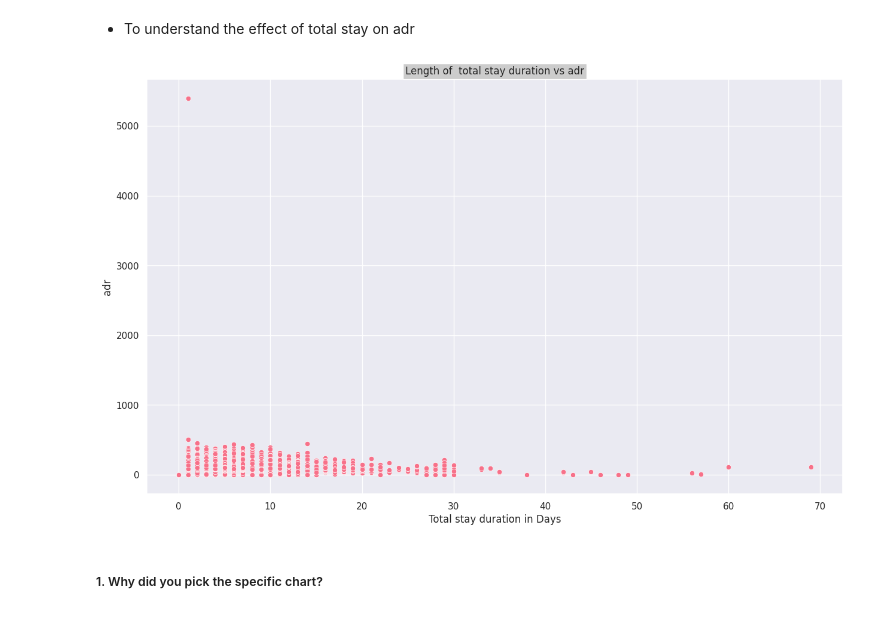
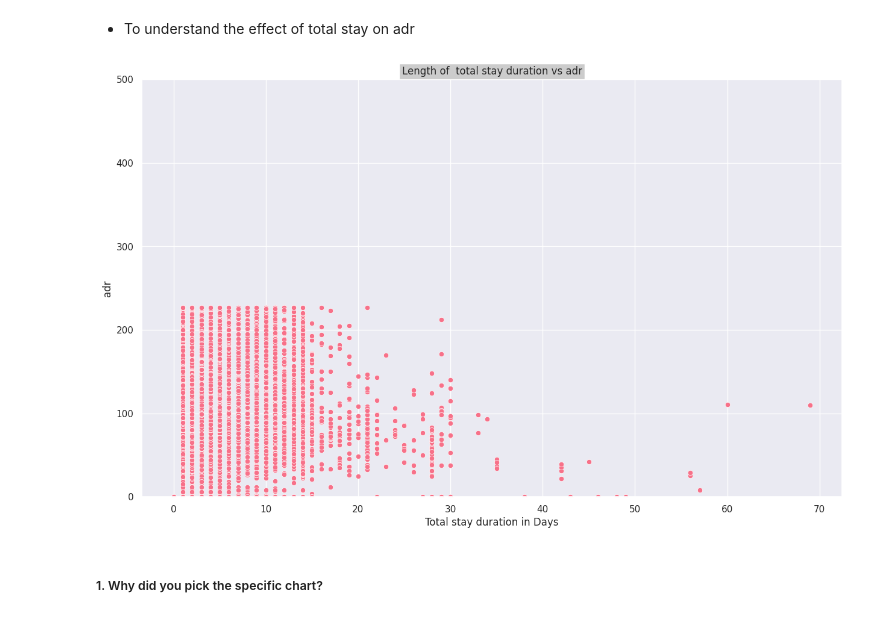
Before and after one commit to vivekMishra121/Hotel_Booking_Analysis_EDA, a Jupyter notebook: Hotel_Booking_Analysis_EDA.ipynb, the cells around one changed output. Cells and saved outputs as stored; diff of their text form; code cells hidden in the pictures.

```diff
--- a/Hotel_Booking_Analysis_EDA.ipynb
+++ b/Hotel_Booking_Analysis_EDA.ipynb
@@ -797,13 +795,14 @@ Hotel management sholud consider to increase room types A, H in order to ger mor
 # %%
 # Chart - 8 visualization code
 # Length of stay vs adr
 plt.figure(figsize = (15,9))
+plt.ylim(0,500)
 sns.scatterplot(y = 'adr', x = 'total_stay', data = df)
 plt.title('Length of  total stay duration vs adr',bbox={'facecolor':'0.8', 'pad':3})
 plt.xlabel('Total stay duration in Days')
 plt.show()
 # %% [output]
-[figure, old version]
+[figure, new version]
 # %% [markdown]
 ##### 1. Why did you pick the specific chart?
 # %% [markdown]
```
Also changed, not shown: parts of 12 cells of this notebook.
